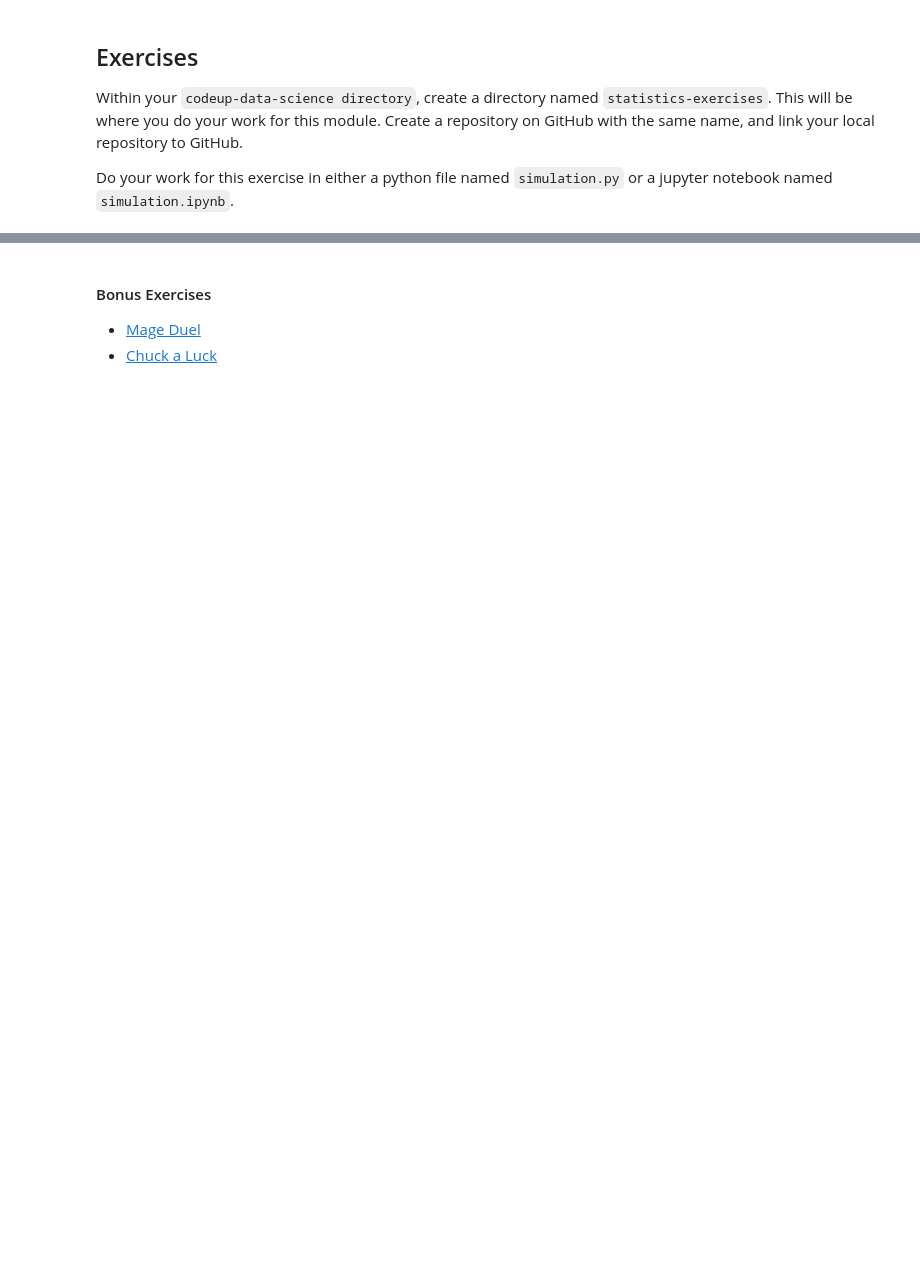
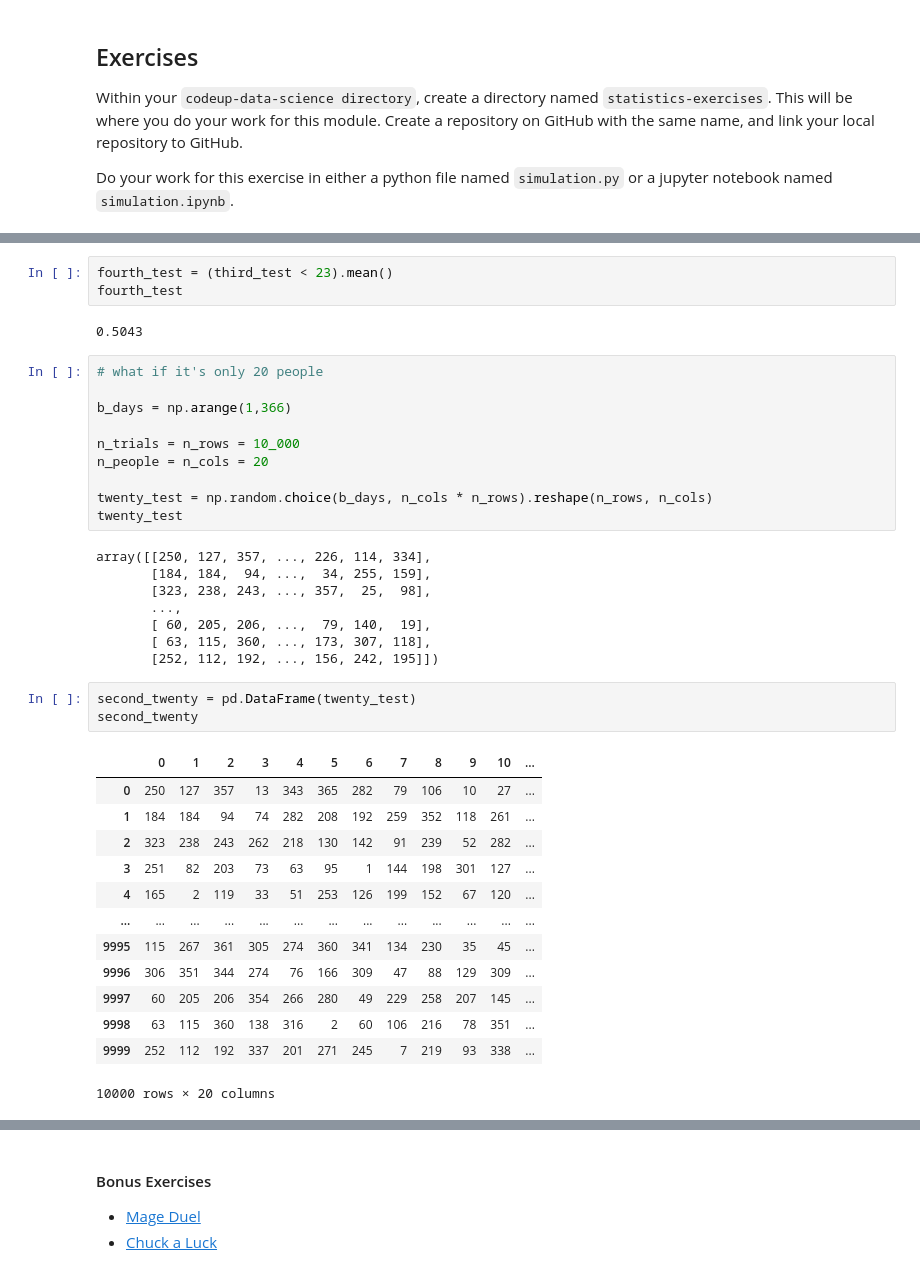
Before and after one commit to Tyler-Applegate/statistics-exercises, a Jupyter notebook: simulation.ipynb, the cells around one changed output, grey strips where cells are left out. Cells and saved outputs as stored; diff of their text form; blank space fills up the shorter version.

```diff
--- a/simulation.ipynb
+++ b/simulation.ipynb
@@ -242,0 +868,40 @@ Do your work for this exercise in either a python file named `simulation.py` or
+# %%
+fourth_test = (third_test < 23).mean()
+fourth_test
+# %% [output]
+0.5043
+# %%
+# what if it's only 20 people
+
+b_days = np.arange(1,366)
+
+n_trials = n_rows = 10_000
+n_people = n_cols = 20
+
+twenty_test = np.random.choice(b_days, n_cols * n_rows).reshape(n_rows, n_cols)
+twenty_test
+# %% [output]
+array([[250, 127, 357, ..., 226, 114, 334],
+       [184, 184,  94, ...,  34, 255, 159],
+       [323, 238, 243, ..., 357,  25,  98],
+       ...,
+       [ 60, 205, 206, ...,  79, 140,  19],
+       [ 63, 115, 360, ..., 173, 307, 118],
+       [252, 112, 192, ..., 156, 242, 195]])
+# %%
+second_twenty = pd.DataFrame(twenty_test)
+second_twenty
+# %% [output]
+|  | 0 | 1 | 2 | 3 | 4 | 5 | 6 | 7 | 8 | 9 | 10 | ... |
+| 0 | 250 | 127 | 357 | 13 | 343 | 365 | 282 | 79 | 106 | 10 | 27 | ... |
+| 1 | 184 | 184 | 94 | 74 | 282 | 208 | 192 | 259 | 352 | 118 | 261 | ... |
+| 2 | 323 | 238 | 243 | 262 | 218 | 130 | 142 | 91 | 239 | 52 | 282 | ... |
+| 3 | 251 | 82 | 203 | 73 | 63 | 95 | 1 | 144 | 198 | 301 | 127 | ... |
+| 4 | 165 | 2 | 119 | 33 | 51 | 253 | 126 | 199 | 152 | 67 | 120 | ... |
+| ... | ... | ... | ... | ... | ... | ... | ... | ... | ... | ... | ... | ... |
+| 9995 | 115 | 267 | 361 | 305 | 274 | 360 | 341 | 134 | 230 | 35 | 45 | ... |
+| 9996 | 306 | 351 | 344 | 274 | 76 | 166 | 309 | 47 | 88 | 129 | 309 | ... |
+| 9997 | 60 | 205 | 206 | 354 | 266 | 280 | 49 | 229 | 258 | 207 | 145 | ... |
+| 9998 | 63 | 115 | 360 | 138 | 316 | 2 | 60 | 106 | 216 | 78 | 351 | ... |
+| 9999 | 252 | 112 | 192 | 337 | 201 | 271 | 245 | 7 | 219 | 93 | 338 | ... |
+10000 rows × 20 columns
```
Also changed, not shown: parts of 93 cells of this notebook.
